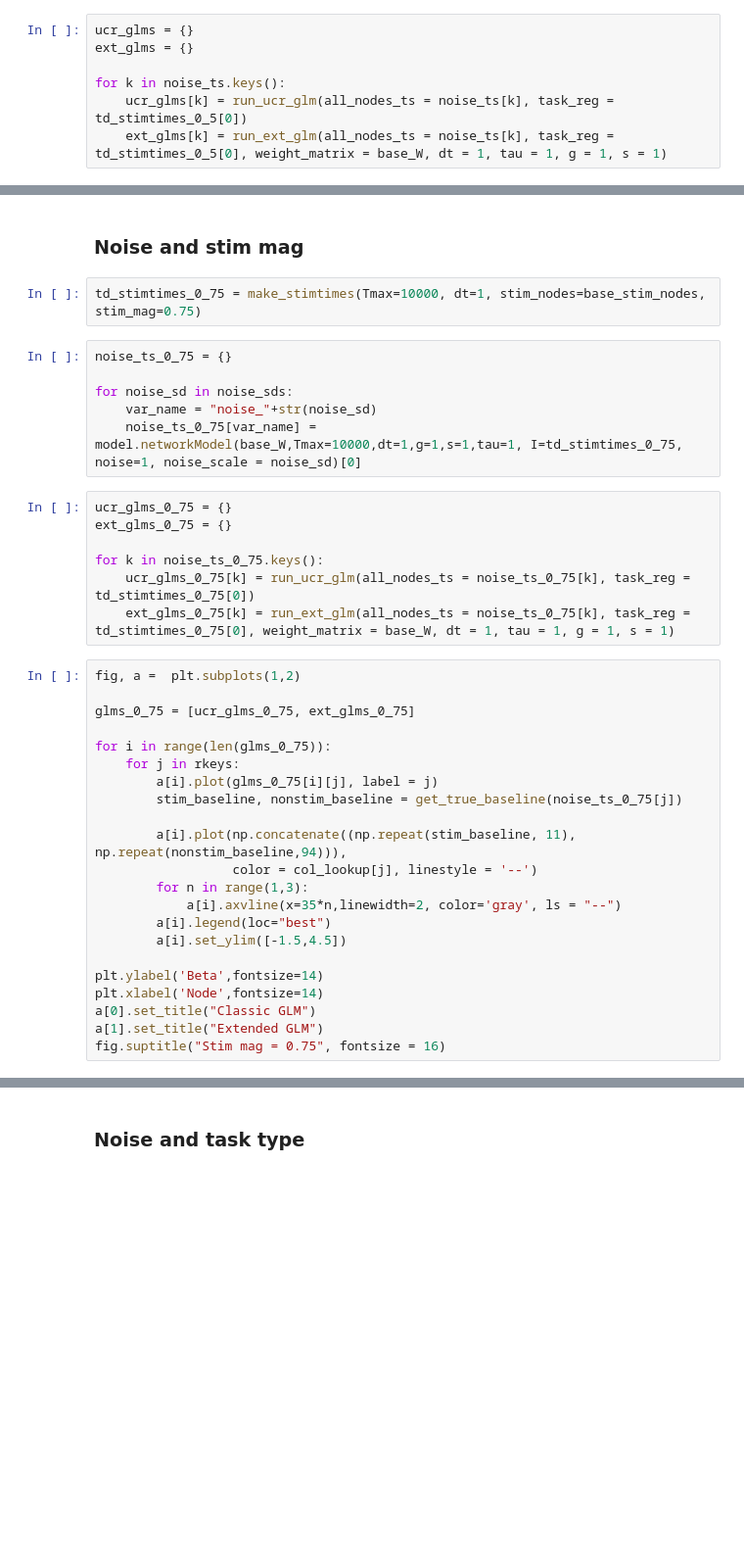
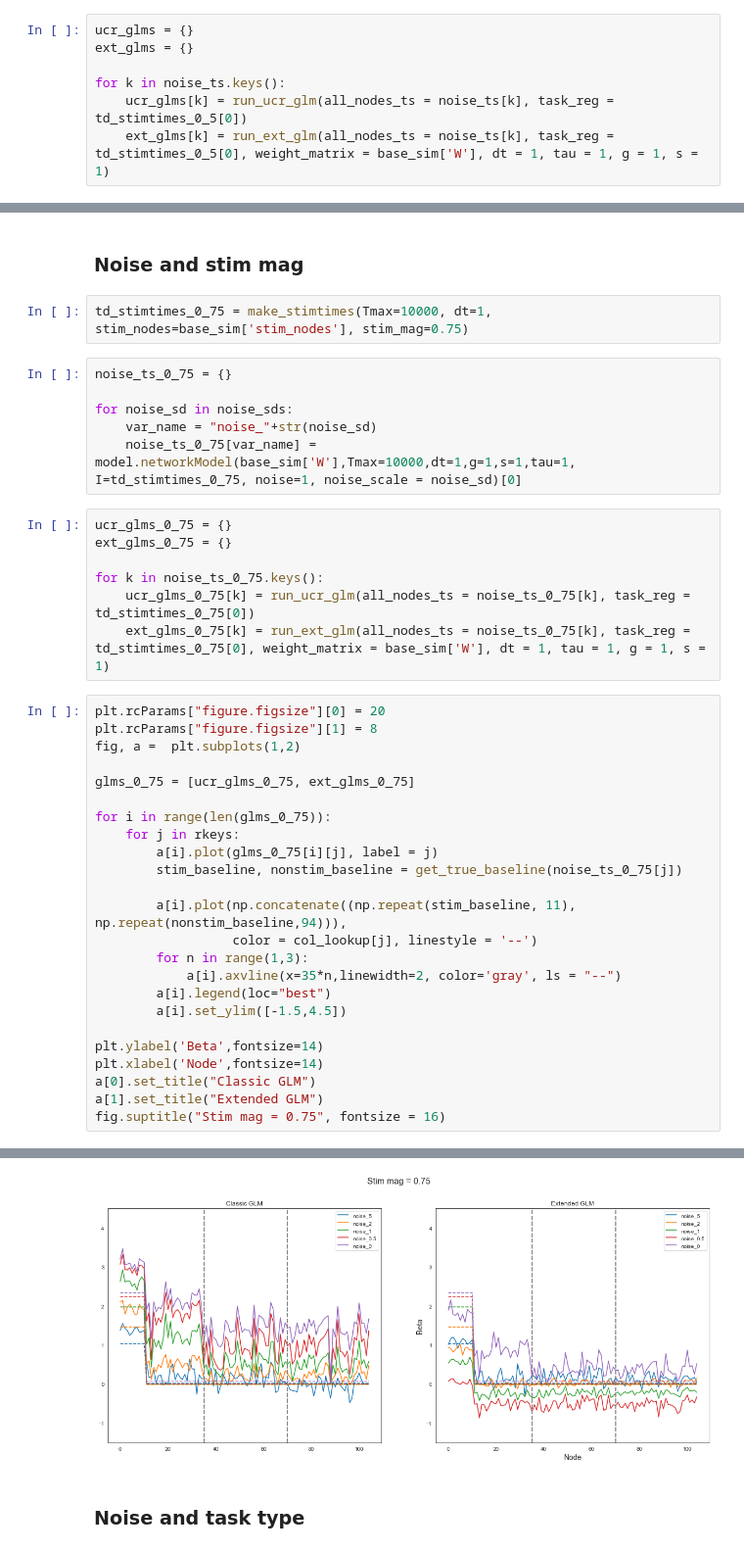
Before and after one commit to zenkavi/DevStudy_FmriNbs, a Jupyter notebook: notebooks/informationtransfermapping/TheoreticalResults/Zenkavi_Simulations/Extended_GLM_neural_network_level.ipynb, the cells around one changed output, grey strips where cells are left out. Shown at 98% size. Drawn from its saved outputs; the diff is of its cells as text; blank space fills up the shorter version.

```diff
--- a/notebooks/informationtransfermapping/TheoreticalResults/Zenkavi_Simulations/Extended_GLM_neural_network_level.ipynb
+++ b/notebooks/informationtransfermapping/TheoreticalResults/Zenkavi_Simulations/Extended_GLM_neural_network_level.ipynb
@@ -550,7 +549,7 @@ ext_glms = {}
 
 for k in noise_ts.keys():
     ucr_glms[k] = run_ucr_glm(all_nodes_ts = noise_ts[k], task_reg = td_stimtimes_0_5[0])
-    ext_glms[k] = run_ext_glm(all_nodes_ts = noise_ts[k], task_reg = td_stimtimes_0_5[0], weight_matrix = base_W, dt = 1, tau = 1, g = 1, s = 1)
+    ext_glms[k] = run_ext_glm(all_nodes_ts = noise_ts[k], task_reg = td_stimtimes_0_5[0], weight_matrix = base_sim['W'], dt = 1, tau = 1, g = 1, s = 1)
 # %% [markdown]
 To calculate the 'correct' baseline for timeseries that are generated through stimulations both directly from the task as well as the rest of the network we average the magnitude of the signal for timepoints where the task was "on" and when the task was "off" separately.
 # %% [markdown]
@@ -597,21 +598,23 @@ fig.suptitle("Stim mag = 0.5", fontsize = 16)
 # %% [markdown]
 ### Noise and stim mag
 # %%
-td_stimtimes_0_75 = make_stimtimes(Tmax=10000, dt=1, stim_nodes=base_stim_nodes, stim_mag=0.75)
+td_stimtimes_0_75 = make_stimtimes(Tmax=10000, dt=1, stim_nodes=base_sim['stim_nodes'], stim_mag=0.75)
 # %%
 noise_ts_0_75 = {}
 
 for noise_sd in noise_sds:
     var_name = "noise_"+str(noise_sd)
-    noise_ts_0_75[var_name] = model.networkModel(base_W,Tmax=10000,dt=1,g=1,s=1,tau=1, I=td_stimtimes_0_75, noise=1, noise_scale = noise_sd)[0]
+    noise_ts_0_75[var_name] = model.networkModel(base_sim['W'],Tmax=10000,dt=1,g=1,s=1,tau=1, I=td_stimtimes_0_75, noise=1, noise_scale = noise_sd)[0]
 # %%
 ucr_glms_0_75 = {}
 ext_glms_0_75 = {}
 
 for k in noise_ts_0_75.keys():
     ucr_glms_0_75[k] = run_ucr_glm(all_nodes_ts = noise_ts_0_75[k], task_reg = td_stimtimes_0_75[0])
-    ext_glms_0_75[k] = run_ext_glm(all_nodes_ts = noise_ts_0_75[k], task_reg = td_stimtimes_0_75[0], weight_matrix = base_W, dt = 1, tau = 1, g = 1, s = 1)
+    ext_glms_0_75[k] = run_ext_glm(all_nodes_ts = noise_ts_0_75[k], task_reg = td_stimtimes_0_75[0], weight_matrix = base_sim['W'], dt = 1, tau = 1, g = 1, s = 1)
 # %%
+plt.rcParams["figure.figsize"][0] = 20
+plt.rcParams["figure.figsize"][1] = 8
 fig, a =  plt.subplots(1,2)
 
 glms_0_75 = [ucr_glms_0_75, ext_glms_0_75]
@@ -633,3 +636,4 @@ plt.xlabel('Node',fontsize=14)
 a[0].set_title("Classic GLM")
 a[1].set_title("Extended GLM")
 fig.suptitle("Stim mag = 0.75", fontsize = 16)
+# %% [output]
@@ -636,3 +641,4 @@ fig.suptitle("Stim mag = 0.75", fontsize = 16)
+[figure, added]
 # %% [markdown]
 ### Noise and task type
 # %%
```
Also changed, not shown: parts of 71 cells of this notebook.
